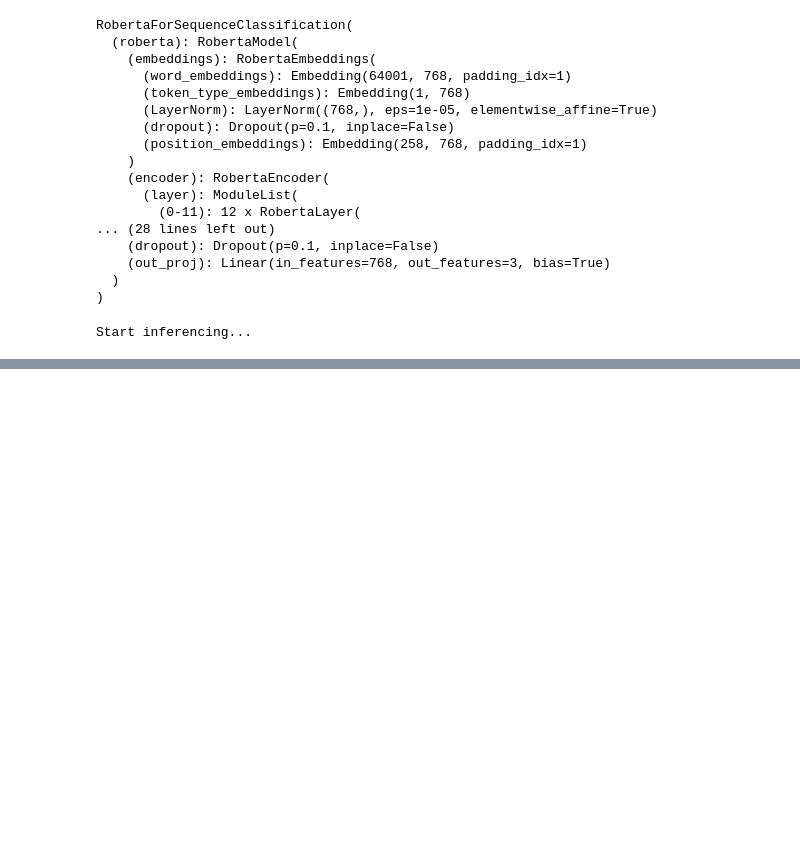
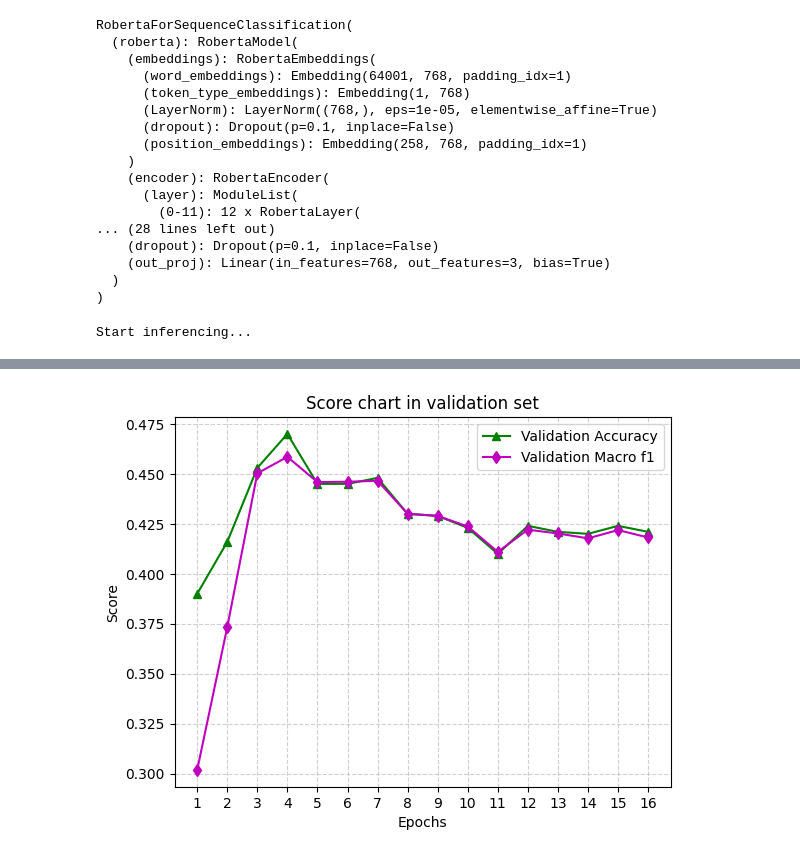
Before and after one commit to bqa100507-spec/NLI-Vietnamese-PhoBERT, a Jupyter notebook: notebook/errorAnalysis.ipynb, the cells around one changed output, grey strips where cells are left out. Drawn from its saved outputs; the diff is of its cells as text; code cells hidden in the pictures; blank space fills up the shorter version.

```diff
--- a/notebook/errorAnalysis.ipynb
+++ b/notebook/errorAnalysis.ipynb
@@ -123,0 +155,13 @@ df_test.head(10)
+# %%
+plt.plot(epochs, history["val_acc"], "g-^", label="Validation Accuracy")
+plt.plot(epochs, history["val_f1"], "m-d", label="Validation Macro f1")
+plt.xlabel("Epochs")
+plt.ylabel("Score")
+plt.title("Score chart in validation set")
+plt.xticks(epochs)
+plt.legend()
+plt.grid(True, linestyle='--', alpha=0.6)
+plt.savefig("../data/score_curves.png", dpi=300)
+plt.show()
+# %% [output]
+[figure, added]
```
Also changed, not shown: parts of 25 cells of this notebook, 8 other files.
